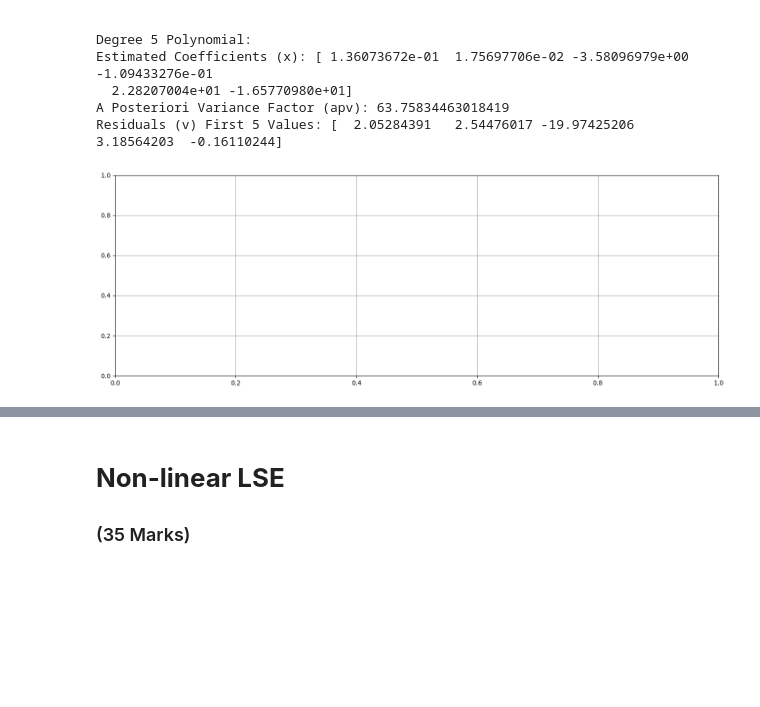
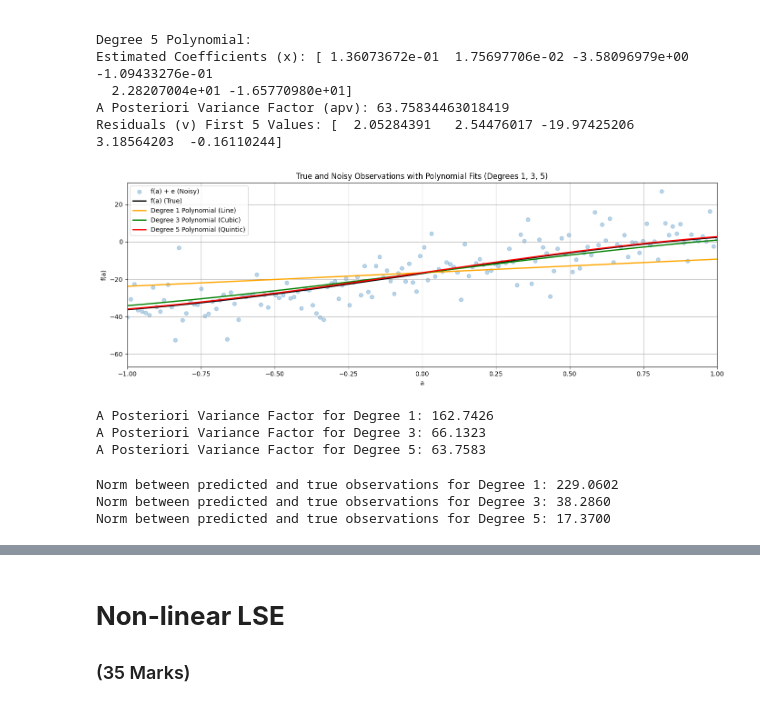
Before and after one commit to AshwiniANair/engg680_2024_fall, a Jupyter notebook: LabAssignment2/Assignment2.ipynb, the cells around one changed output, grey strips where cells are left out. Drawn from its saved outputs; the diff is of its cells as text; code cells hidden in the pictures; blank space fills up the shorter version.

```diff
--- a/LabAssignment2/Assignment2.ipynb
+++ b/LabAssignment2/Assignment2.ipynb
@@ -205,25 +205,62 @@ quintic_uw = np.polyval(coefficients[5], a)  # Quintic polynomial (degree 5)
 # %%
 # step 8
 # use the matplotlib to plot each polynomial function, noisy observations l, true observations l_true, together in one single figure
 # for the polynomials of line, cubic and quintic, use color of orange, green and red respectively.
 # (2 marks)
 
+# Step 8: Plot results - Noisy observations, True observations, and fitted polynomial functions
 fig, ax = plt.subplots(nrows=1, ncols=1, figsize=(14, 5))
-# ...
 
+# Plot noisy observations
+ax.scatter(a, noisy_observations, label='f(a) + e (Noisy)', color='tab:blue', marker='o', alpha=0.3)
 
-ax.grid(True, which='both',ls='-',color='0.65')
+# Plot true observations
+ax.plot(a, true_observations, label='f(a) (True)', color='k', lw=2)
 
+# Plot polynomial fits for each degree
+ax.plot(a, line_uw, label='Degree 1 Polynomial (Line)', color='orange', lw=2)
+ax.plot(a, cubic_uw, label='Degree 3 Polynomial (Cubic)', color='green', lw=2)
+ax.plot(a, quintic_uw, label='Degree 5 Polynomial (Quintic)', color='red', lw=2)
+
+# Set plot labels and title
+ax.set_xlabel('a')
+ax.set_ylabel('f(a)')
+ax.set_title('True and Noisy Observations with Polynomial Fits (Degrees 1, 3, 5)')
+ax.legend()
+ax.grid(True, which='both', ls='-', color='0.65')
+ax.set_xlim([-1, 1])  # Scale x-axis range from -1 to 1
+
+# Ensure the layout is tight
 fig.tight_layout()
+
+# Show plot
+plt.show()
 # %% [output]
-[figure, old version]
+[figure, new version]
 # %%
 # step 9
 # print the a posterier variance factor for each polynomial function
 # (3 marks)
-# ...
+
+for deg in degrees:
+    print(f"A Posteriori Variance Factor for Degree {deg}: {results[deg]['apv']:.4f}") # Access 'apv' using the key 'apv'
+# %% [output]
+A Posteriori Variance Factor for Degree 1: 162.7426
+A Posteriori Variance Factor for Degree 3: 66.1323
+A Posteriori Variance Factor for Degree 5: 63.7583
 # %%
 # step 10
 # compute and print the norm between the predicted observations (output from each polynomial function) and the true observations
 # (3 marks)
-# ...
+
+norms = {}
+for deg in degrees:
+    # Access the coefficients (x) using the key 'x'
+    predicted = np.polyval(results[deg]['x'], a)
+    norm = np.linalg.norm(predicted - true_observations)
+    norms[deg] = norm
+    print(f"Norm between predicted and true observations for Degree {deg}: {norm:.4f}")
+# %% [output]
+Norm between predicted and true observations for Degree 1: 229.0602
+Norm between predicted and true observations for Degree 3: 38.2860
+Norm between predicted and true observations for Degree 5: 17.3700
```
Also changed, not shown: parts of 8 cells of this notebook.
